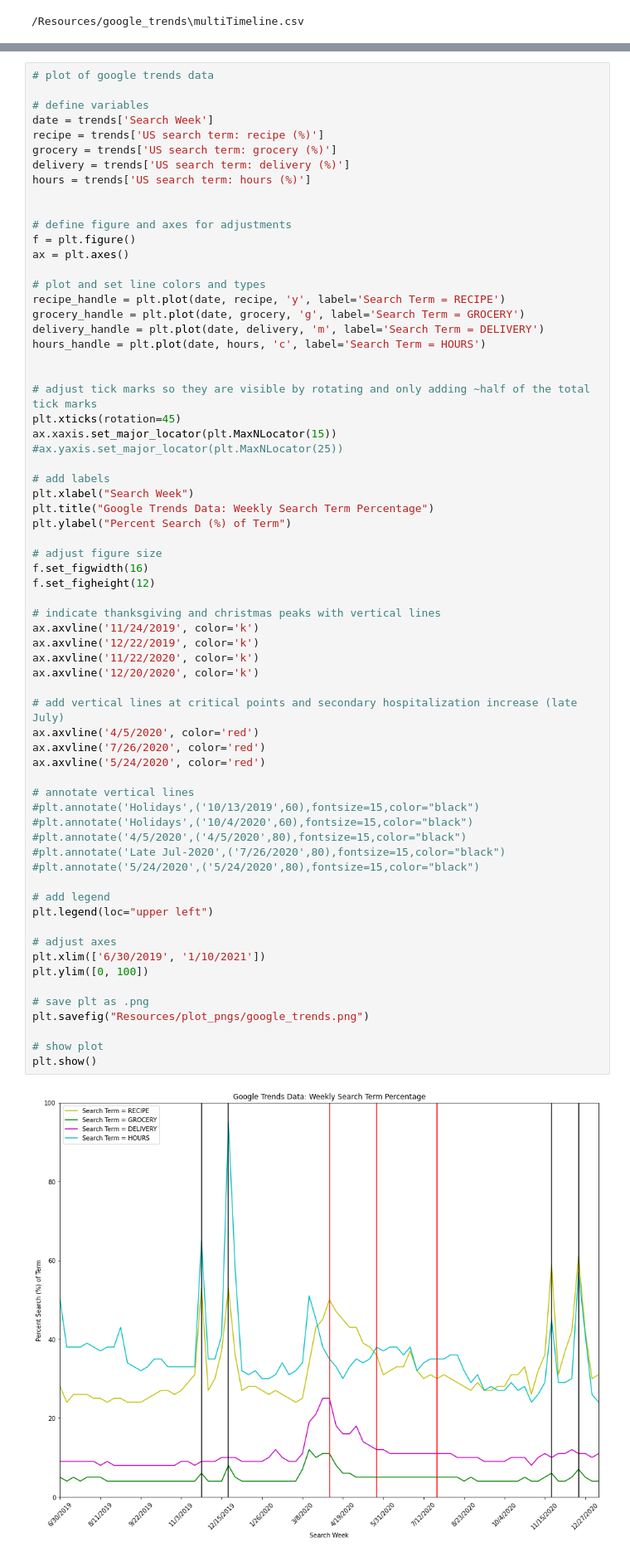
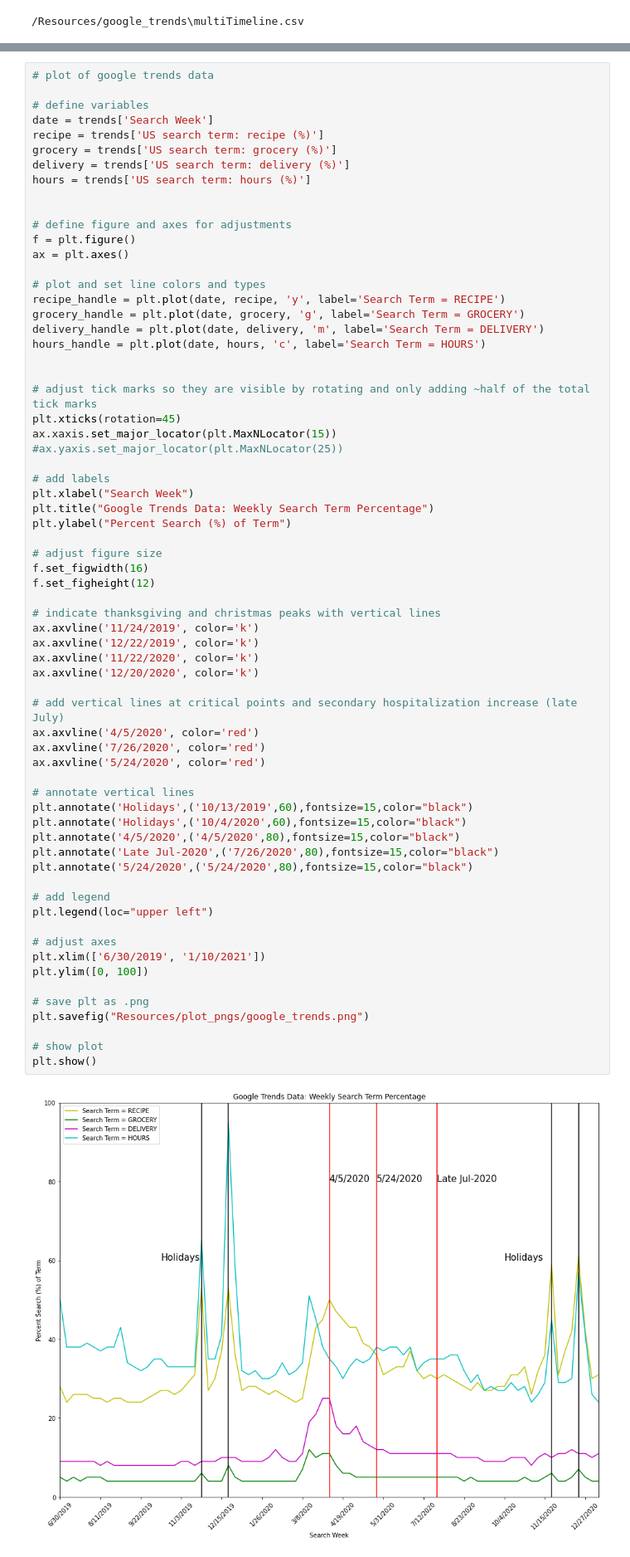
Before and after one commit to emmobley63/Project_1, a Jupyter notebook: notebook.ipynb, the cells around one changed output, grey strips where cells are left out. Shown: that part at 83% size. Saved outputs shown, nothing was run; the diff lists cells and outputs as text.

```diff
--- a/notebook.ipynb
+++ b/notebook.ipynb
@@ -510,36 +517,36 @@ plt.ylabel("Percent Search (%) of Term")
 # adjust figure size
 f.set_figwidth(16)
 f.set_figheight(12)
 
 # indicate thanksgiving and christmas peaks with vertical lines
 ax.axvline('11/24/2019', color='k')
 ax.axvline('12/22/2019', color='k')
 ax.axvline('11/22/2020', color='k')
 ax.axvline('12/20/2020', color='k')
 
 # add vertical lines at critical points and secondary hospitalization increase (late July)
 ax.axvline('4/5/2020', color='red')
 ax.axvline('7/26/2020', color='red')
 ax.axvline('5/24/2020', color='red')
 
 # annotate vertical lines
-#plt.annotate('Holidays',('10/13/2019',60),fontsize=15,color="black")
-#plt.annotate('Holidays',('10/4/2020',60),fontsize=15,color="black")
-#plt.annotate('4/5/2020',('4/5/2020',80),fontsize=15,color="black")
-#plt.annotate('Late Jul-2020',('7/26/2020',80),fontsize=15,color="black")
-#plt.annotate('5/24/2020',('5/24/2020',80),fontsize=15,color="black")
+plt.annotate('Holidays',('10/13/2019',60),fontsize=15,color="black")
+plt.annotate('Holidays',('10/4/2020',60),fontsize=15,color="black")
+plt.annotate('4/5/2020',('4/5/2020',80),fontsize=15,color="black")
+plt.annotate('Late Jul-2020',('7/26/2020',80),fontsize=15,color="black")
+plt.annotate('5/24/2020',('5/24/2020',80),fontsize=15,color="black")
 
 # add legend
 plt.legend(loc="upper left")
 
 # adjust axes
 plt.xlim(['6/30/2019', '1/10/2021'])
 plt.ylim([0, 100])
 
 # save plt as .png
 plt.savefig("Resources/plot_pngs/google_trends.png")
 
 # show plot
 plt.show()
 # %% [output]
-[figure, old version]
+[figure, new version]
```
Also changed, not shown: parts of 4 cells of this notebook, 3 other files.
